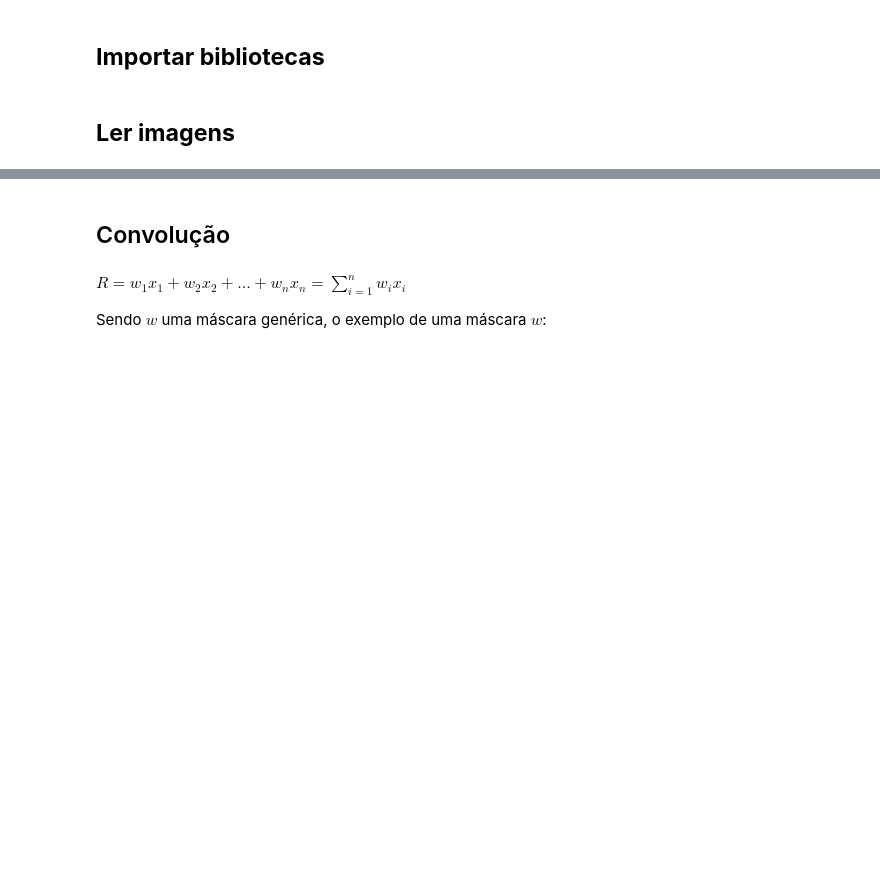
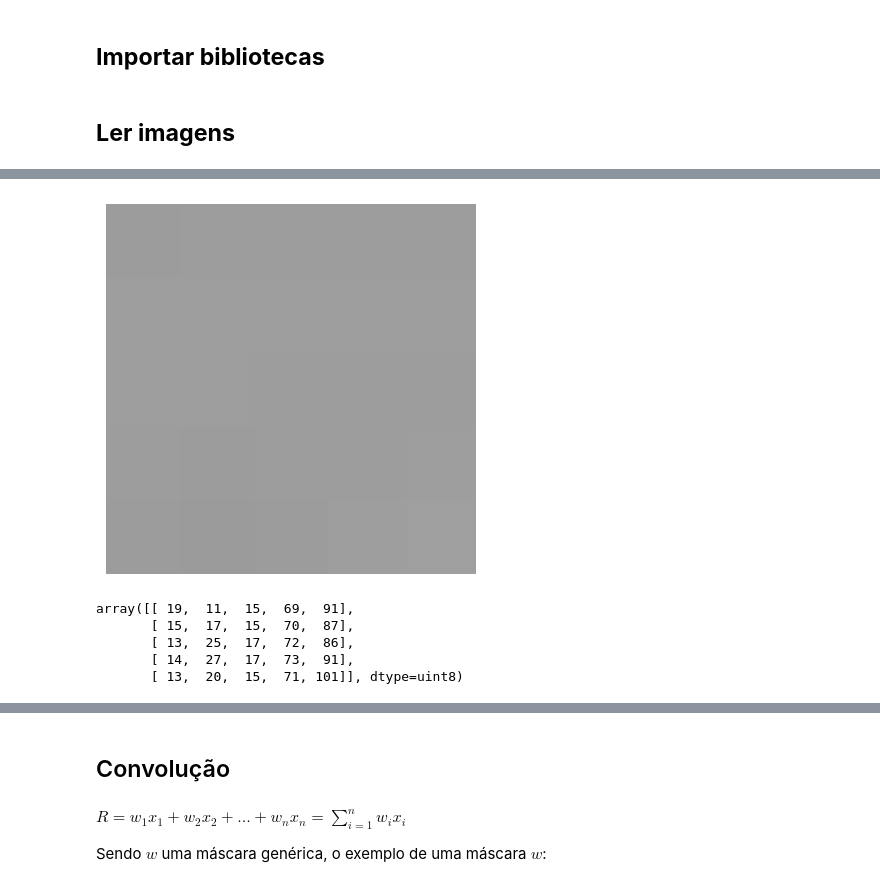
Before and after one commit to eriksonJAguiar/Processamento-imagens, a Jupyter notebook: Codigos/Filtragem.ipynb, the cells around one changed output, grey strips where cells are left out. Cells and saved outputs as stored; diff of their text form; code cells hidden in the pictures; blank space fills up the shorter version.

```diff
--- a/Codigos/Filtragem.ipynb
+++ b/Codigos/Filtragem.ipynb
@@ -23,0 +57,15 @@ plt.show()
+# %%
+plt.imshow(viz_5x5, vmin=0, vmax=255, cmap="gray")
+plt.axis("off")
+plt.show()
+# %% [output]
+[figure, added]
+# %%
+viz1_5x5 = img_gray1[m:m+5, n:m+5]
+viz1_5x5
+# %% [output]
+array([[ 19,  11,  15,  69,  91],
+       [ 15,  17,  15,  70,  87],
+       [ 13,  25,  17,  72,  86],
+       [ 14,  27,  17,  73,  91],
+       [ 13,  20,  15,  71, 101]], dtype=uint8)
```
Also changed, not shown: parts of 28 cells of this notebook, 7 other files.
